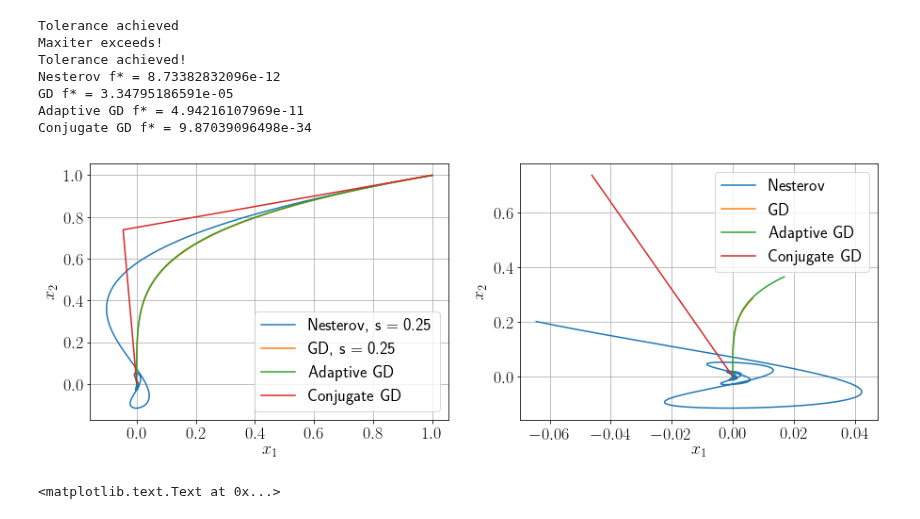
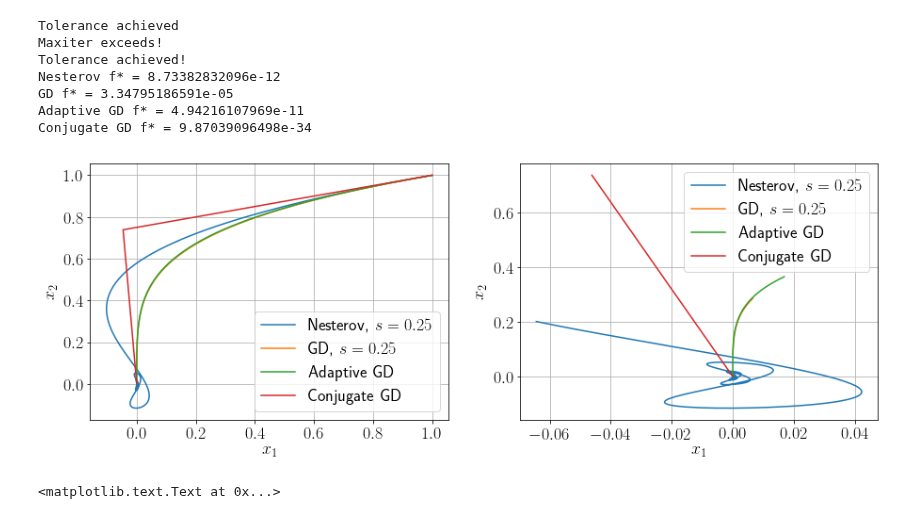
Before and after one commit to amkatrutsa/optimization_course, a Jupyter notebook: ODE4NesterovAcc/ODE4NesterovAcc.ipynb, the cells around one changed output. Cells and saved outputs as stored; diff of their text form; code cells hidden in the pictures.

Commit message:
One more fix in equations rendering and in legends

```diff
--- a/ODE4NesterovAcc/ODE4NesterovAcc.ipynb
+++ b/ODE4NesterovAcc/ODE4NesterovAcc.ipynb
@@ -233,30 +233,30 @@ Conjugate GD f* = 9.87039096498e-34
 # %%
 fig = plt.figure(figsize=(15,5))
 ax = fig.add_subplot(121)
-ax.plot([x[0] for x in hist_acc], [x[1] for x in hist_acc], label="Nesterov, s = {}".format(s))
-ax.plot([x[0] for x in hist_gd], [x[1] for x in hist_gd], label="GD, s = {}".format(s))
+ax.plot([x[0] for x in hist_acc], [x[1] for x in hist_acc], label="Nesterov, $s = {}$".format(s))
+ax.plot([x[0] for x in hist_gd], [x[1] for x in hist_gd], label="GD, $s = {}$".format(s))
 ax.plot([x[0] for x in hist_adapt_gd], [x[1] for x in hist_adapt_gd], label="Adaptive GD")
 ax.plot([x[0] for x in hist_cg], [x[1] for x in hist_cg], label="Conjugate GD")
 ax.grid("on")
 ax.set_xlabel("$x_1$", fontsize=18)
 ax.set_ylabel("$x_2$", fontsize=18)
 ax.legend(fontsize=18)
 ax.tick_params(labelsize=18)
 
 ax = fig.add_subplot(122)
 acc_zoom_idx = 60
 gd_zoom_idx = 500
 gd_adapt_idx = 100
-ax.plot([x[0] for x in hist_acc[acc_zoom_idx:]], [x[1] for x in hist_acc[acc_zoom_idx:]], label="Nesterov")
-ax.plot([x[0] for x in hist_gd[gd_zoom_idx:]], [x[1] for x in hist_gd[gd_zoom_idx:]], label="GD")
+ax.plot([x[0] for x in hist_acc[acc_zoom_idx:]], [x[1] for x in hist_acc[acc_zoom_idx:]], label="Nesterov, $s = {}$".format(s))
+ax.plot([x[0] for x in hist_gd[gd_zoom_idx:]], [x[1] for x in hist_gd[gd_zoom_idx:]], label="GD, $s = {}$".format(s))
 ax.plot([x[0] for x in hist_adapt_gd[gd_adapt_idx:]], [x[1] for x in hist_adapt_gd[gd_adapt_idx:]], label="Adaptive GD")
 ax.plot([x[0] for x in hist_cg[1:]], [x[1] for x in hist_cg[1:]], label="Conjugate GD")
 ax.grid("on")
 ax.set_xlabel("$x_1$", fontsize=18)
 ax.set_ylabel("$x_2$", fontsize=18)
 ax.legend(fontsize=18)
 ax.tick_params(labelsize=18)
 # %% [output]
-[figure, old version]
+[figure, new version]
 # %%
 plt.figure(figsize=(10, 8))
```
Also changed, not shown: parts of 3 cells of this notebook.
